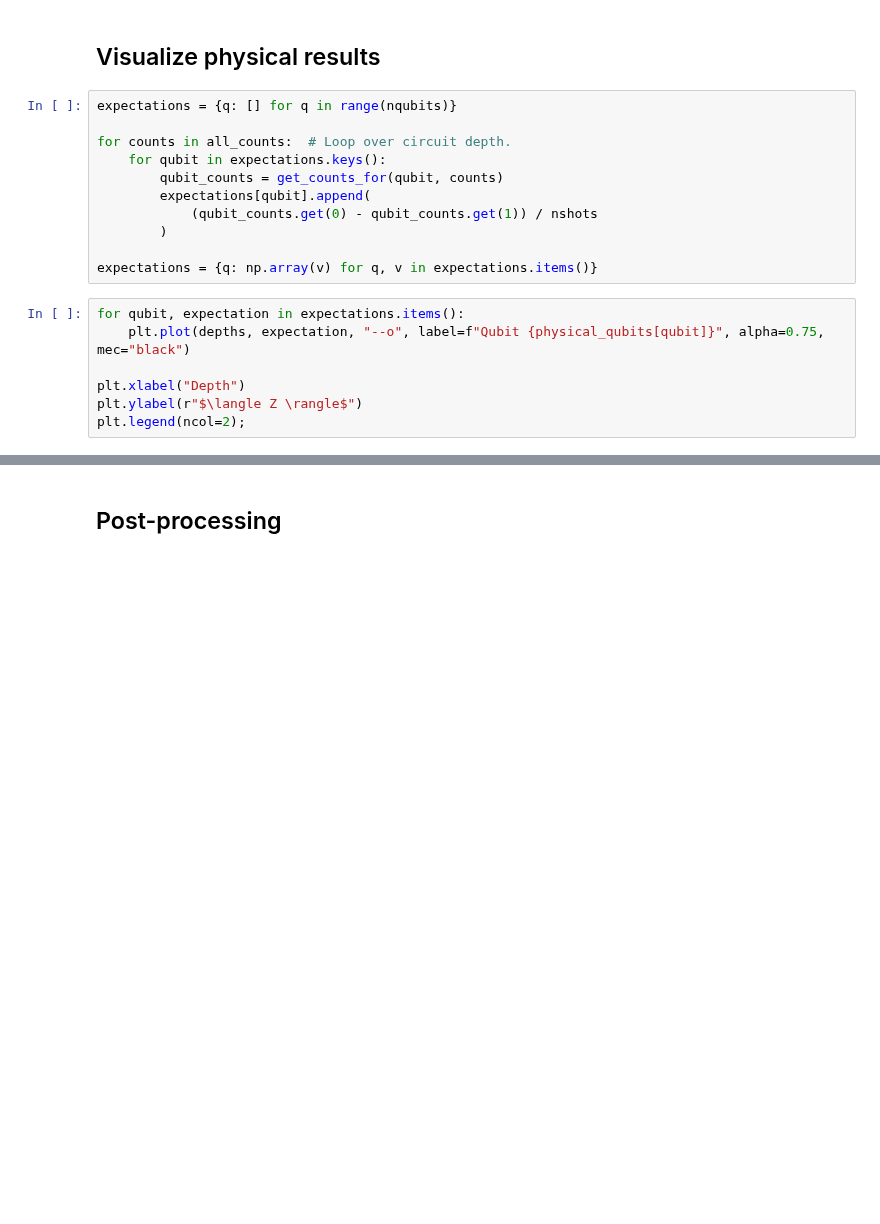
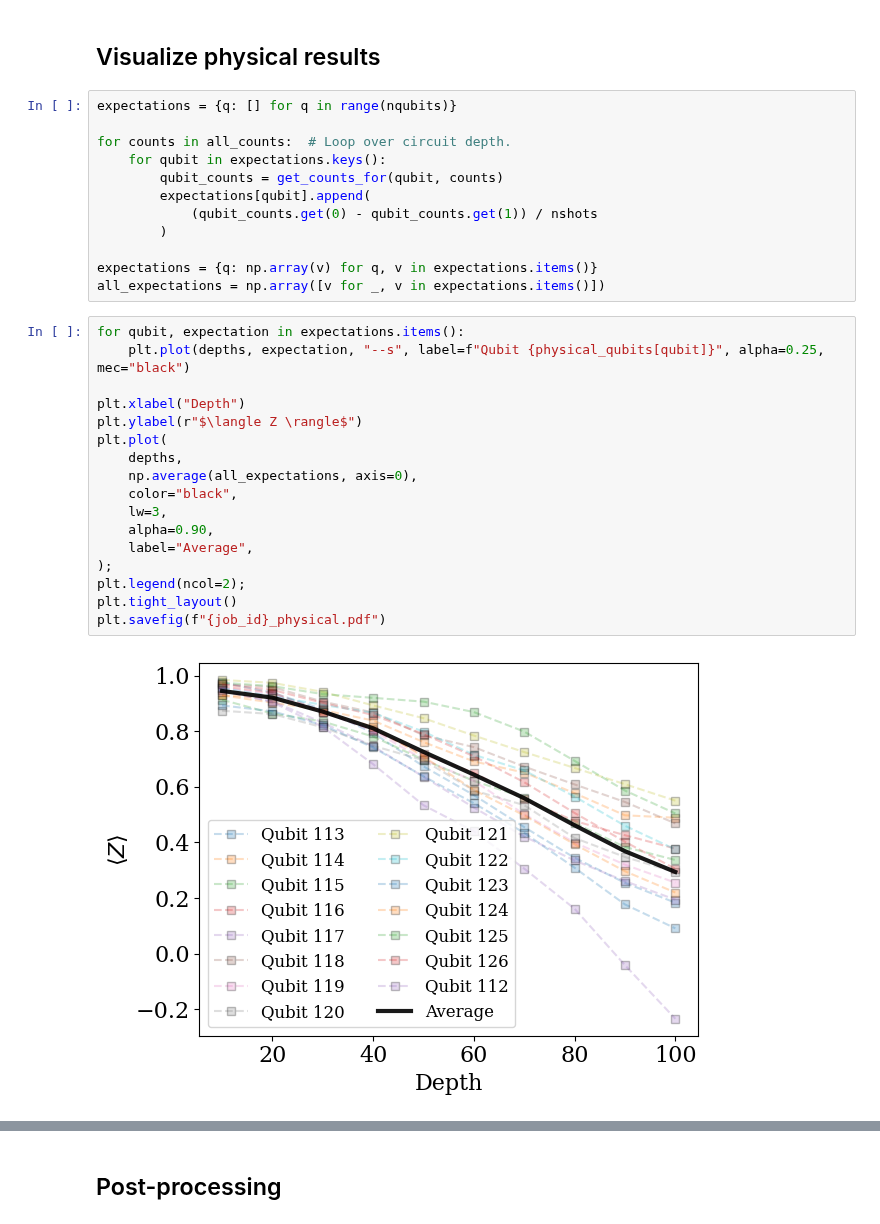
Before and after one commit to rmlarose/encoded, a Jupyter notebook: data/repetition/memory/plot.ipynb, the cells around one changed output, grey strips where cells are left out. Saved outputs shown, nothing was run; the diff lists cells and outputs as text; blank space fills up the shorter version.

Commit message:
Update plots.

```diff
--- a/data/repetition/memory/plot.ipynb
+++ b/data/repetition/memory/plot.ipynb
@@ -83,13 +83,26 @@ for counts in all_counts:  # Loop over circuit depth.
         )
 
 expectations = {q: np.array(v) for q, v in expectations.items()}
+all_expectations = np.array([v for _, v in expectations.items()])
 # %%
 for qubit, expectation in expectations.items():
-    plt.plot(depths, expectation, "--o", label=f"Qubit {physical_qubits[qubit]}", alpha=0.75, mec="black")
+    plt.plot(depths, expectation, "--s", label=f"Qubit {physical_qubits[qubit]}", alpha=0.25, mec="black")
 
 plt.xlabel("Depth")
 plt.ylabel(r"$\langle Z \rangle$")
+plt.plot(
+    depths,
+    np.average(all_expectations, axis=0),
+    color="black",
+    lw=3,
+    alpha=0.90,
+    label="Average",
+);
 plt.legend(ncol=2);
+plt.tight_layout()
+plt.savefig(f"{job_id}_physical.pdf")
+# %% [output]
+[figure, added]
 # %%
 all_expectations = np.array([v for _, v in expectations.items()])
 
```
Also changed, not shown: parts of 5 cells of this notebook.
